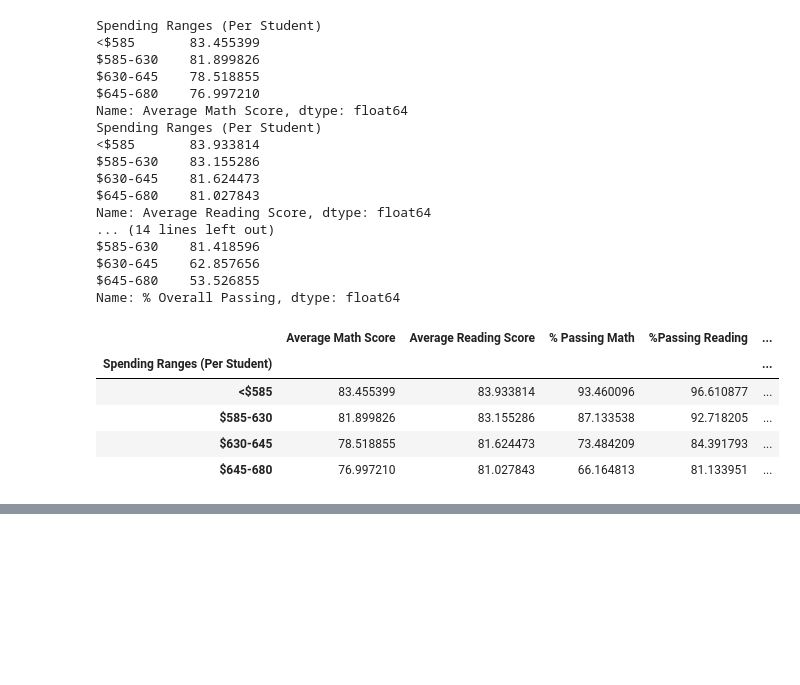
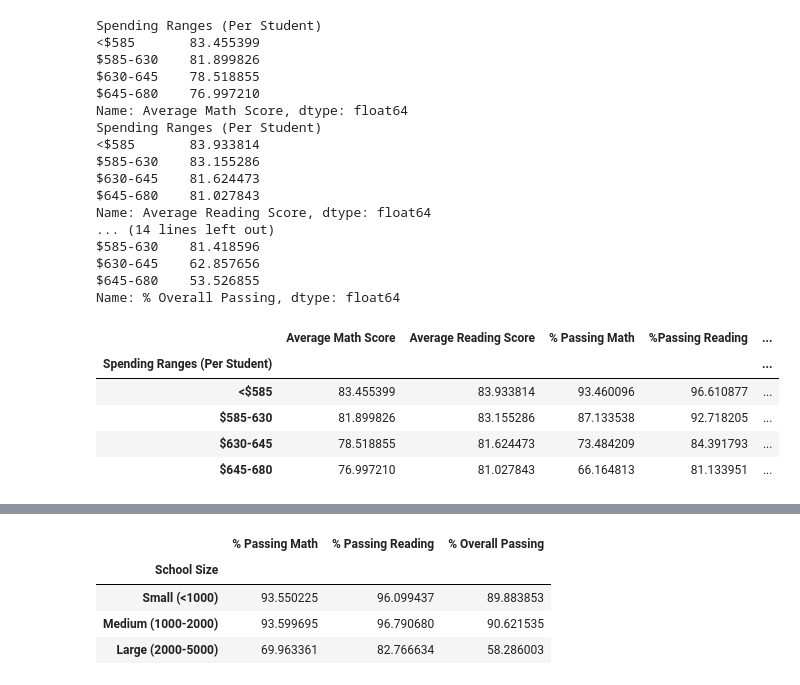
Before and after one commit to denisem77/Pandas-challenge, a Jupyter notebook: PyCitySchools/Panda-challenge.ipynb, the cells around one changed output, grey strips where cells are left out. Cells and saved outputs as stored; diff of their text form; code cells hidden in the pictures; blank space fills up the shorter version.

```diff
--- a/PyCitySchools/Panda-challenge.ipynb
+++ b/PyCitySchools/Panda-challenge.ipynb
@@ -1002,0 +956,13 @@ size_summary
+# %%
+size_summary.set_index('School Size', inplace=True)
+
+percentage_columns = ['% Passing Math', '% Passing Reading', '% Overall Passing']
+size_summary_percentages = size_summary[percentage_columns]
+
+size_summary_percentages
+# %% [output]
+|  | % Passing Math | % Passing Reading | % Overall Passing |
+| School Size |  |  |  |
+| Small (<1000) | 93.550225 | 96.099437 | 89.883853 |
+| Medium (1000-2000) | 93.599695 | 96.790680 | 90.621535 |
+| Large (2000-5000) | 69.963361 | 82.766634 | 58.286003 |
```
Also changed, not shown: parts of 8 cells of this notebook.
